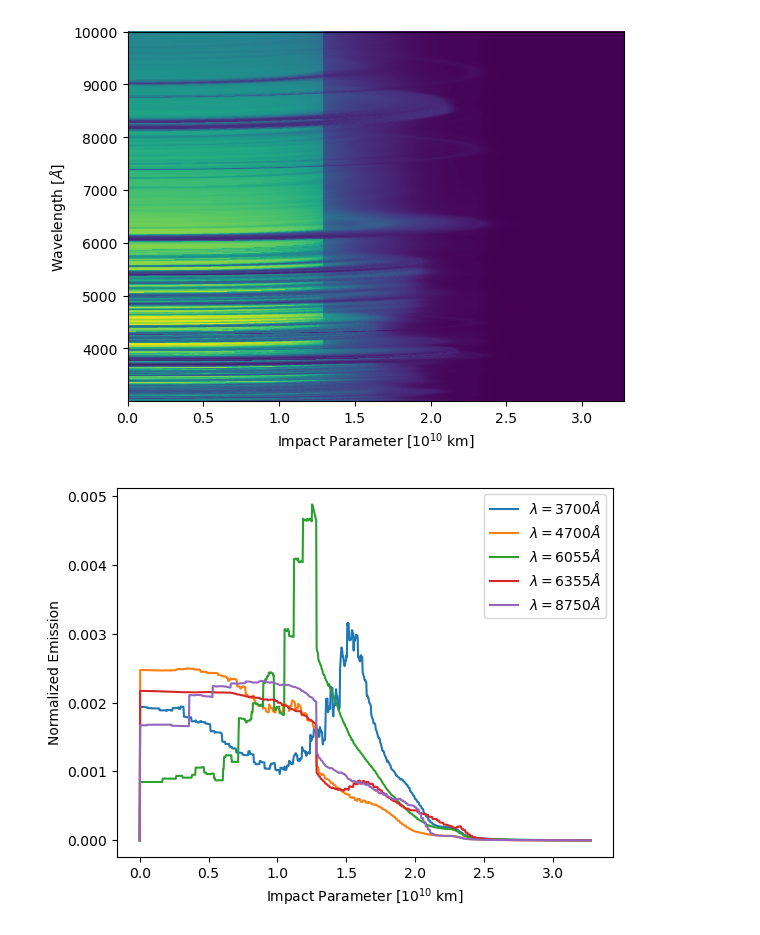
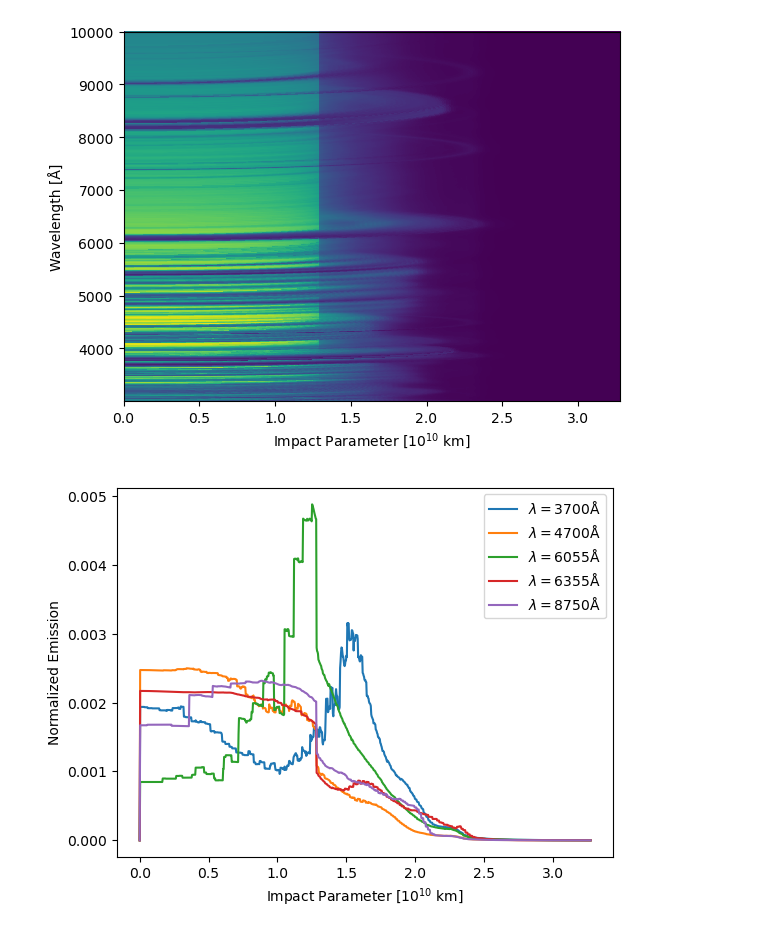
Before and after one commit to AlexGKim/II, a Jupyter notebook: II.ipynb, the cells around one changed output. Saved outputs shown, nothing was run; the diff lists cells and outputs as text; code cells hidden in the pictures.

```diff
--- a/II.ipynb
+++ b/II.ipynb
@@ -173,16 +127,16 @@ def dgamma2dsi(y, u, vs, norder=None):
 # %%
 interp = 'nearest'
 fig, ax = plt.subplots()
 im = NonUniformImage(ax, interpolation=interp, extent=(p_rays[0]/1e15,p_rays[-1]/1e15,lambdas[0],lambdas[-1]))
 im.set_data(p_rays/1e15, lambdas, I_nu_p)
 ax.add_image(im)
 ax.set_xlim(p_rays[0]/1e15, p_rays[-1]/1e15)
 ax.set_ylim(lambdas[0],lambdas[-1])
-ax.set_ylabel(r"Wavelength [$\AA$]")
+ax.set_ylabel(r"Wavelength [Å]")
 ax.set_xlabel(r"Impact Parameter [$10^{10}~\text{km}$]")
 plt.savefig("sn2001fe.pdf")
 # %% [output]
-[figure, old version]
+[figure, new version]
 # %%
 ren = I_lam_p.copy()
 ren = ren/ren.sum(axis=1)[:,None]
```
Also changed, not shown: parts of 6 cells of this notebook, 2 other files.
